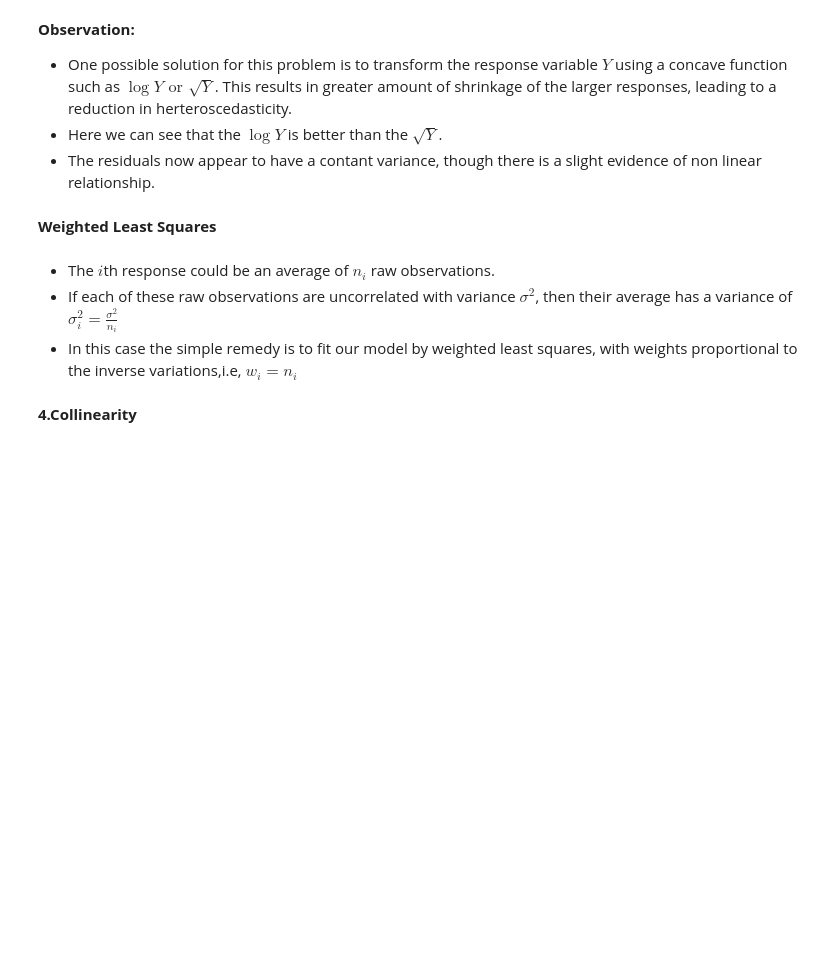
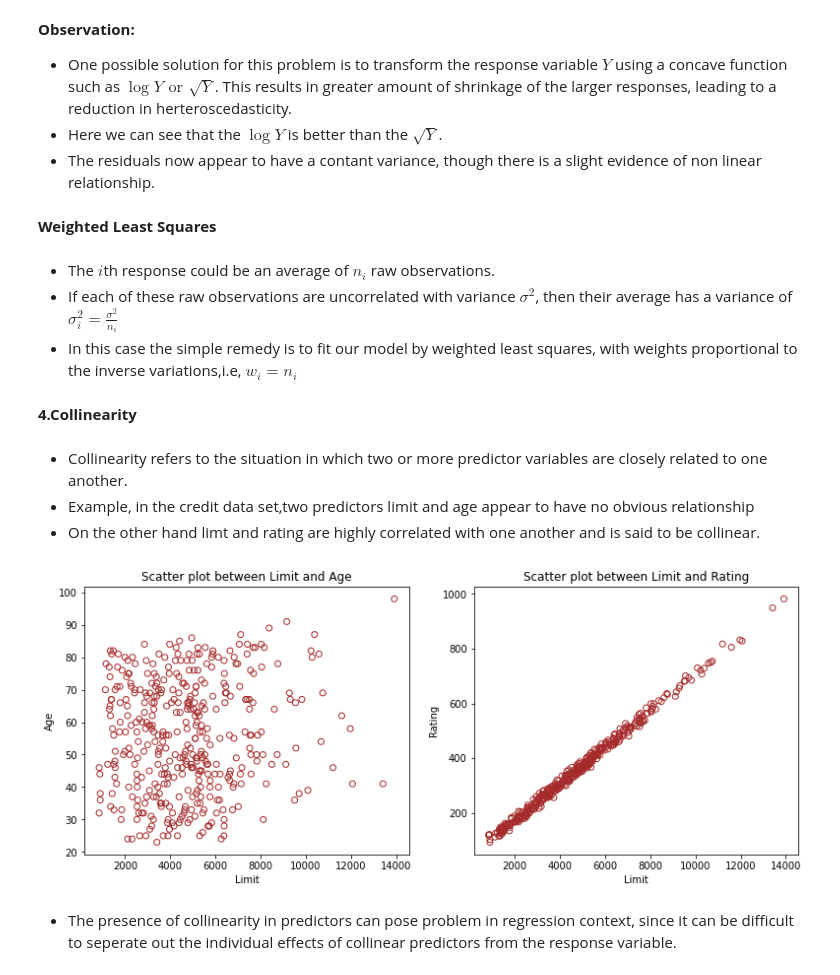
Before and after one commit to Revanthshalon/Machine-Learning, a Jupyter notebook: An Introduction to Statistical Learning/Unit 3 - Linear Regression/Unit 3 - Linear Regression.ipynb, the cells around one changed output. Saved outputs shown, nothing was run; the diff lists cells and outputs as text; code cells hidden in the pictures; blank space fills up the shorter version.

Commit message:
Unit 3 - Linear Regression

```diff
--- a/An Introduction to Statistical Learning/Unit 3 - Linear Regression/Unit 3 - Linear Regression.ipynb
+++ b/An Introduction to Statistical Learning/Unit 3 - Linear Regression/Unit 3 - Linear Regression.ipynb
@@ -835,3 +835,22 @@ plt.show()
 - In this case the simple remedy is to fit our model by weighted least squares, with weights proportional to the inverse variations,i.e, $w_i = n_i$
 # %% [markdown]
 **4.Collinearity**
+# %% [markdown]
+- Collinearity refers to the situation in which two or more predictor variables are closely related to one another.
+- Example, in the credit data set,two predictors limit and age appear to have no obvious relationship
+- On the other hand limt and rating are highly correlated with one another and is said to be collinear.
+# %%
+fig, ax = plt.subplots(1,2,figsize=(13,5))
+ax[0].scatter(credit_data['Limit'],credit_data['Age'],facecolor='None',edgecolor='brown')
+ax[0].set_title('Scatter plot between Limit and Age')
+ax[0].set_xlabel('Limit')
+ax[1].set_xlabel('Limit')
+ax[0].set_ylabel('Age')
+ax[1].set_ylabel('Rating')
+ax[1].scatter(credit_data['Limit'],credit_data['Rating'],facecolor='None',edgecolor='brown')
+ax[1].set_title('Scatter plot between Limit and Rating')
+plt.show()
+# %% [output]
+[figure, added]
+# %% [markdown]
+- The presence of collinearity in predictors can pose problem in regression context, since it can be difficult to seperate out the individual effects of collinear predictors from the response variable.
```
Also changed, not shown: parts of 51 cells of this notebook.
